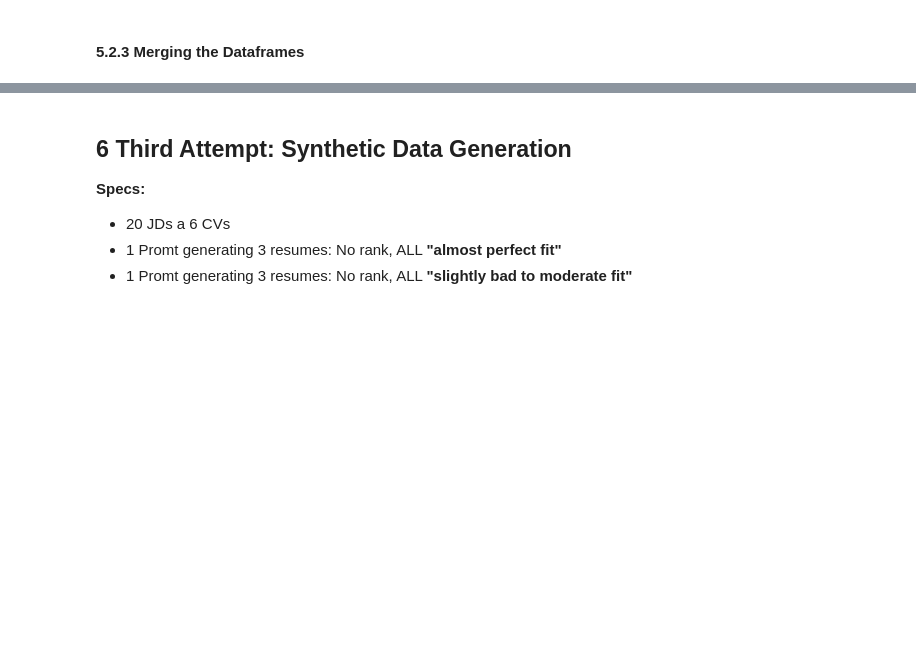
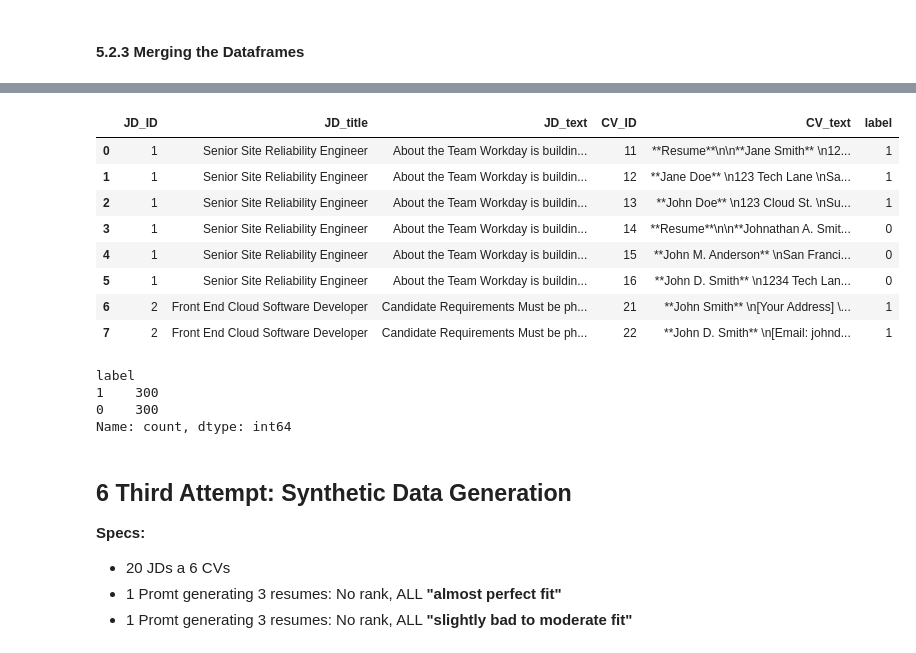
Before and after one commit to Tim60161/workproject_matching_algo, a Jupyter notebook: synthetic_data_binary.ipynb, the cells around one changed output, grey strips where cells are left out. Saved outputs shown, nothing was run; the diff lists cells and outputs as text; code cells hidden in the pictures; blank space fills up the shorter version.

```diff
--- a/synthetic_data_binary.ipynb
+++ b/synthetic_data_binary.ipynb
@@ -2497,6 +2530,6 @@ df_synth_data_2_100.head(3)
 # %%
 # Rename and drop columns
-df_synth_data_2_test = df_synth_data_2_test.rename(
+df_synth_data_2_100 = df_synth_data_2_100.rename(
     columns={
         "Job Description ID": "JD_ID",
         "Job Title": "JD_title",
@@ -2508,7 +2541,7 @@ df_synth_data_2_test = df_synth_data_2_test.rename(
 )
 
 # Drop the 'CV name' column
-df_synth_data_2_test = df_synth_data_2_test.drop(columns=["CV name"])
+df_synth_data_2_100 = df_synth_data_2_100.drop(columns=["CV name"])
 
 # Display the updated dataframe
-df_synth_data_2_test.head()
+df_synth_data_2_100.head()
@@ -2515,9 +2555,24 @@ df_synth_data_2_test.head()
 # %%
 # Replace values in the 'Label' column
-df_synth_data_2_test['label'] = df_synth_data_2_test['label'].replace({1: 1, 2: 1, 3: 1, 4: 0, 5: 0, 6: 0})
+df_synth_data_2_100['label'] = df_synth_data_2_100['label'].replace({1: 1, 2: 1, 3: 1, 4: 0, 5: 0, 6: 0})
 
 # Display the updated dataframe
-df_synth_data_2_test.head(8)
+df_synth_data_2_100.head(8)
+# %% [output]
+|  | JD_ID | JD_title | JD_text | CV_ID | CV_text | label |
+| 0 | 1 | Senior Site Reliability Engineer | About the Team Workday is buildin... | 11 | **Resume**\n\n**Jane Smith** \n12... | 1 |
+| 1 | 1 | Senior Site Reliability Engineer | About the Team Workday is buildin... | 12 | **Jane Doe** \n123 Tech Lane \nSa... | 1 |
+| 2 | 1 | Senior Site Reliability Engineer | About the Team Workday is buildin... | 13 | **John Doe** \n123 Cloud St. \nSu... | 1 |
+| 3 | 1 | Senior Site Reliability Engineer | About the Team Workday is buildin... | 14 | **Resume**\n\n**Johnathan A. Smit... | 0 |
+| 4 | 1 | Senior Site Reliability Engineer | About the Team Workday is buildin... | 15 | **John M. Anderson** \nSan Franci... | 0 |
+| 5 | 1 | Senior Site Reliability Engineer | About the Team Workday is buildin... | 16 | **John D. Smith** \n1234 Tech Lan... | 0 |
+| 6 | 2 | Front End Cloud Software Developer | Candidate Requirements Must be ph... | 21 | **John Smith** \n[Your Address] \... | 1 |
+| 7 | 2 | Front End Cloud Software Developer | Candidate Requirements Must be ph... | 22 | **John D. Smith** \n[Email: johnd... | 1 |
 # %%
-df_synth_data_2_test["label"].value_counts()
+df_synth_data_2_100["label"].value_counts()
+# %% [output]
+label
+1    300
+0    300
+Name: count, dtype: int64
 # %%
```
Also changed, not shown: parts of 5 cells of this notebook, 1 other file.
